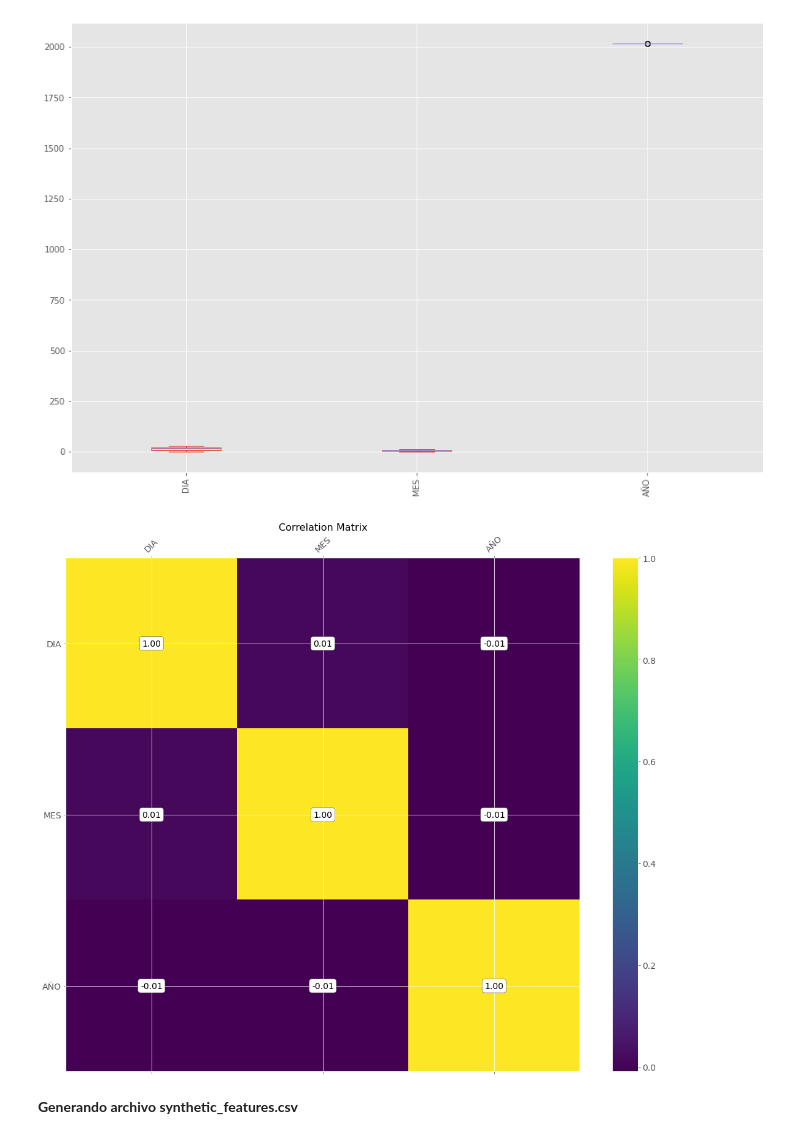
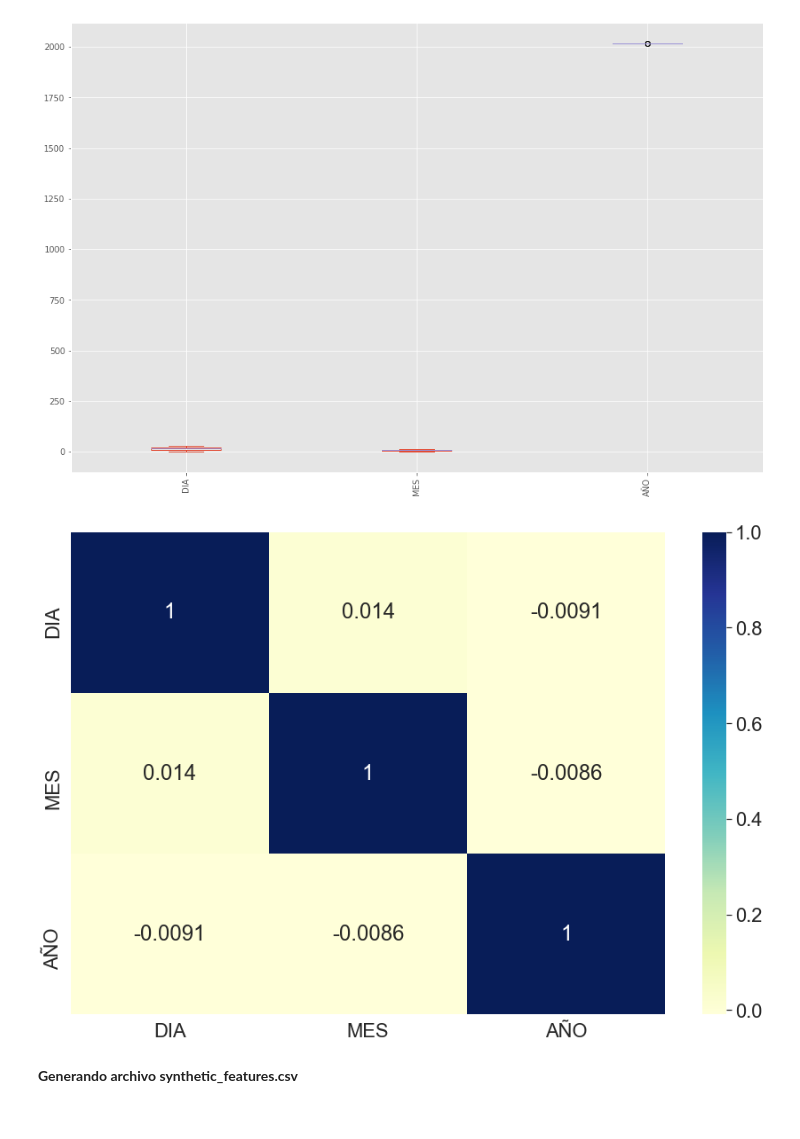
Before and after one commit to Heidaman/LatamTest, a Jupyter notebook: Solution.ipynb, the cells around one changed output. Saved outputs shown, nothing was run; the diff lists cells and outputs as text; code cells hidden in the pictures.

```diff
--- a/Solution.ipynb
+++ b/Solution.ipynb
@@ -149,7 +175,13 @@ def correlationgraph(data):
-# %%
-correlationgraph(dataset)
-# %% [output]
-[figure, removed]
+# %%
+def correlationgraph2(data, scale):
+    plt.figure(figsize=(15, 10))
+    sns.set(font_scale = scale)
+    sns.heatmap(data.corr(), annot=True, cmap="YlGnBu")
+    plt.show()
+# %%
+correlationgraph2(dataset, 2)
+# %% [output]
+[figure, added]
 # %% [markdown]
 **Generando archivo synthetic_features.csv**
 # %%
```
Also changed, not shown: parts of 31 cells of this notebook, 17 other files.
